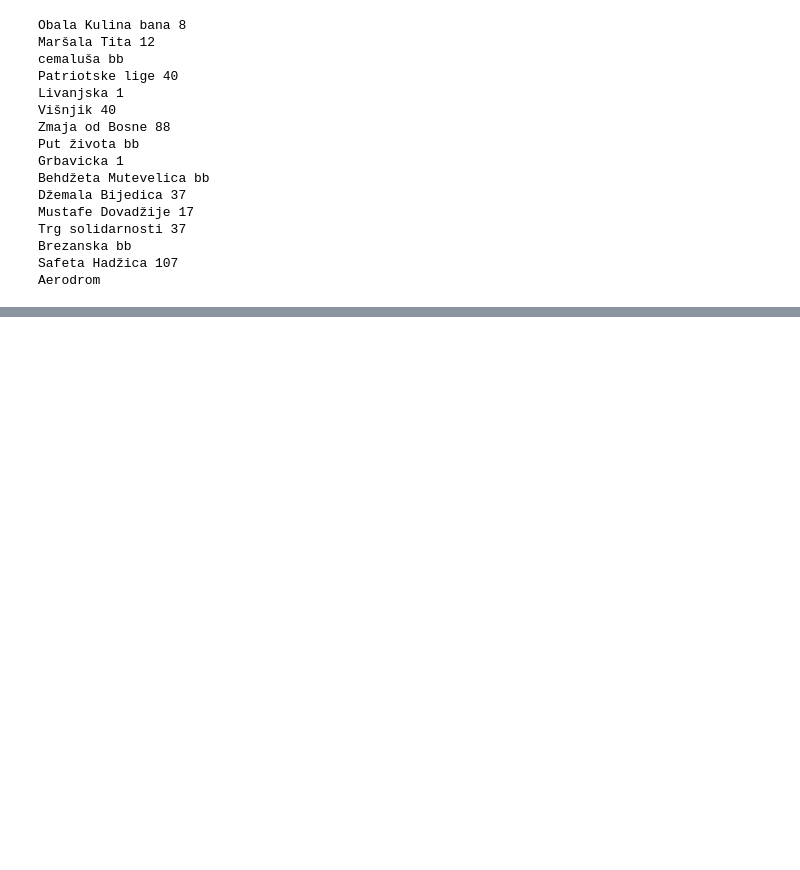
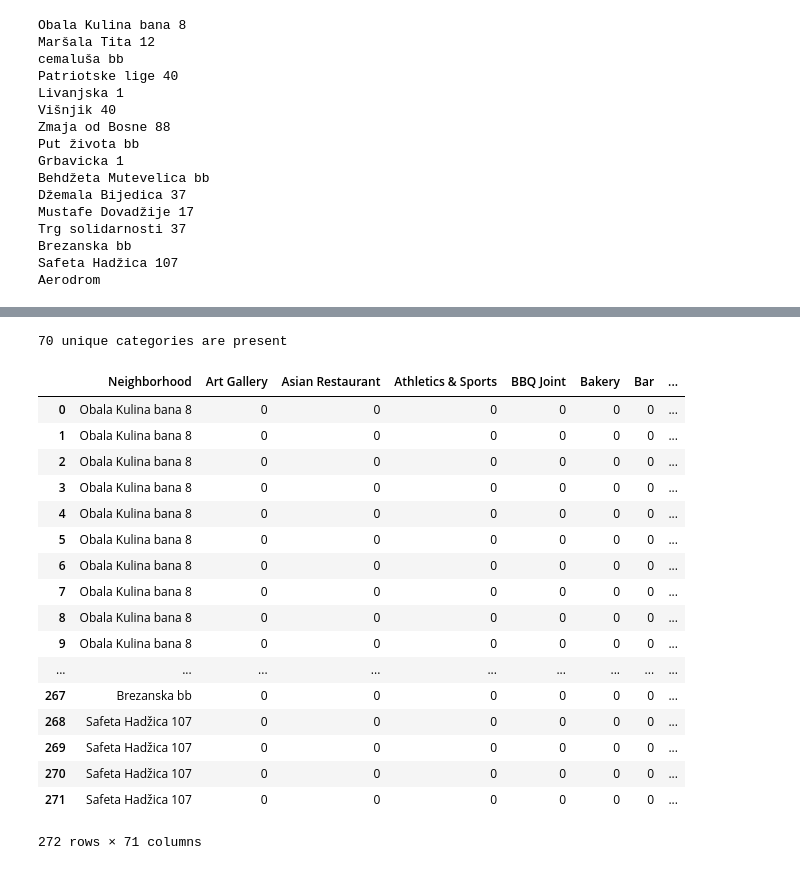
Before and after one commit to Aroraskank/Coursera_Capstone, a Jupyter notebook: Untitled.ipynb, the cells around one changed output, grey strips where cells are left out. Cells and saved outputs as stored; diff of their text form; code cells hidden in the pictures; blank space fills up the shorter version.

```diff
--- a/Untitled.ipynb
+++ b/Untitled.ipynb
@@ -276,0 +287,32 @@ venues_list.tail(20)
+# %%
+this=len(venues_list['Venue Category'].unique())
+print('{} unique categories are present'.format(this))
+# %% [output]
+70 unique categories are present
+# %%
+tor_onehot = pd.get_dummies(venues_list[['Venue Category']], prefix="", prefix_sep="")
+
+tor_onehot['Neighborhood']=venues_list['Neighborhood']
+
+fixed_columns=[tor_onehot.columns[-1]] + list(tor_onehot.columns[:-1])
+tor_onehot=tor_onehot[fixed_columns]
+tor_onehot
+# %% [output]
+|  | Neighborhood | Art Gallery | Asian Restaurant | Athletics & Sports | BBQ Joint | Bakery | Bar | ... |
+| 0 | Obala Kulina bana 8 | 0 | 0 | 0 | 0 | 0 | 0 | ... |
+| 1 | Obala Kulina bana 8 | 0 | 0 | 0 | 0 | 0 | 0 | ... |
+| 2 | Obala Kulina bana 8 | 0 | 0 | 0 | 0 | 0 | 0 | ... |
+| 3 | Obala Kulina bana 8 | 0 | 0 | 0 | 0 | 0 | 0 | ... |
+| 4 | Obala Kulina bana 8 | 0 | 0 | 0 | 0 | 0 | 0 | ... |
+| 5 | Obala Kulina bana 8 | 0 | 0 | 0 | 0 | 0 | 0 | ... |
+| 6 | Obala Kulina bana 8 | 0 | 0 | 0 | 0 | 0 | 0 | ... |
+| 7 | Obala Kulina bana 8 | 0 | 0 | 0 | 0 | 0 | 0 | ... |
+| 8 | Obala Kulina bana 8 | 0 | 0 | 0 | 0 | 0 | 0 | ... |
+| 9 | Obala Kulina bana 8 | 0 | 0 | 0 | 0 | 0 | 0 | ... |
+| ... | ... | ... | ... | ... | ... | ... | ... | ... |
+| 267 | Brezanska bb | 0 | 0 | 0 | 0 | 0 | 0 | ... |
+| 268 | Safeta Hadžica 107 | 0 | 0 | 0 | 0 | 0 | 0 | ... |
+| 269 | Safeta Hadžica 107 | 0 | 0 | 0 | 0 | 0 | 0 | ... |
+| 270 | Safeta Hadžica 107 | 0 | 0 | 0 | 0 | 0 | 0 | ... |
+| 271 | Safeta Hadžica 107 | 0 | 0 | 0 | 0 | 0 | 0 | ... |
+272 rows × 71 columns
```
Also changed, not shown: parts of 11 cells of this notebook, 3 other files.
